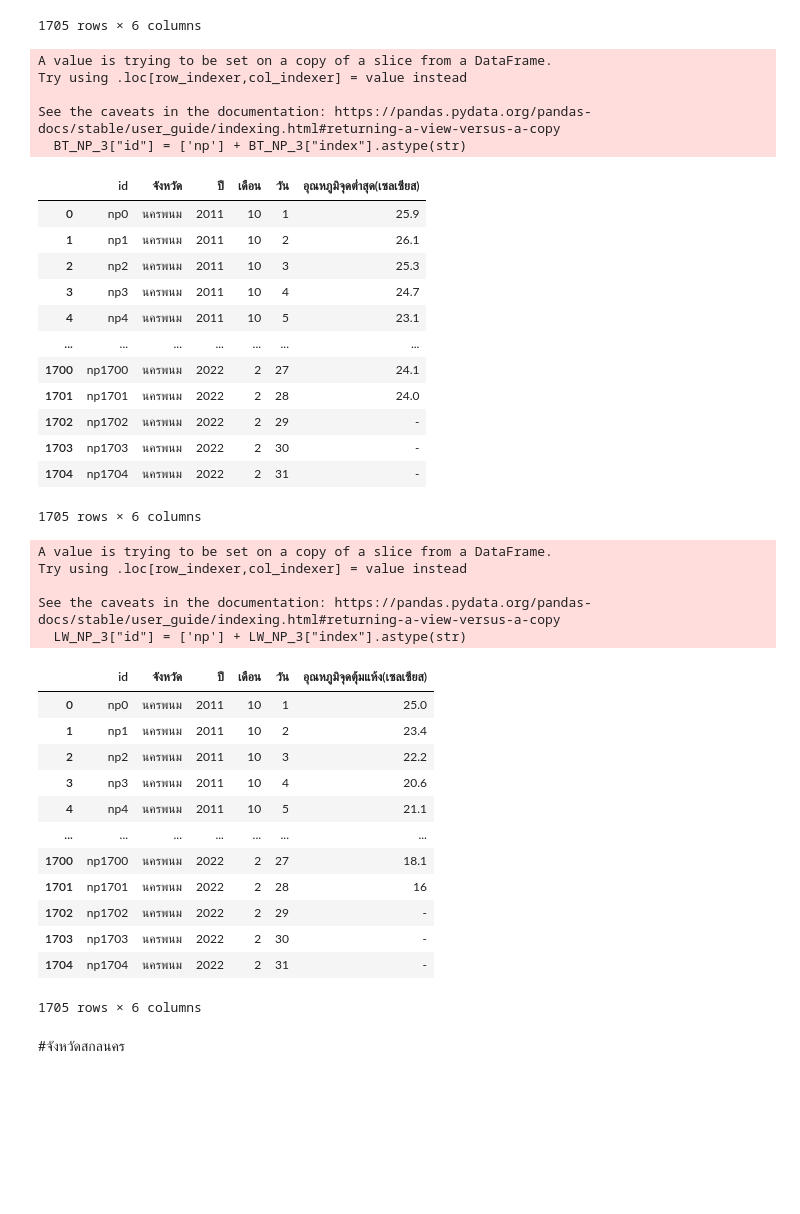
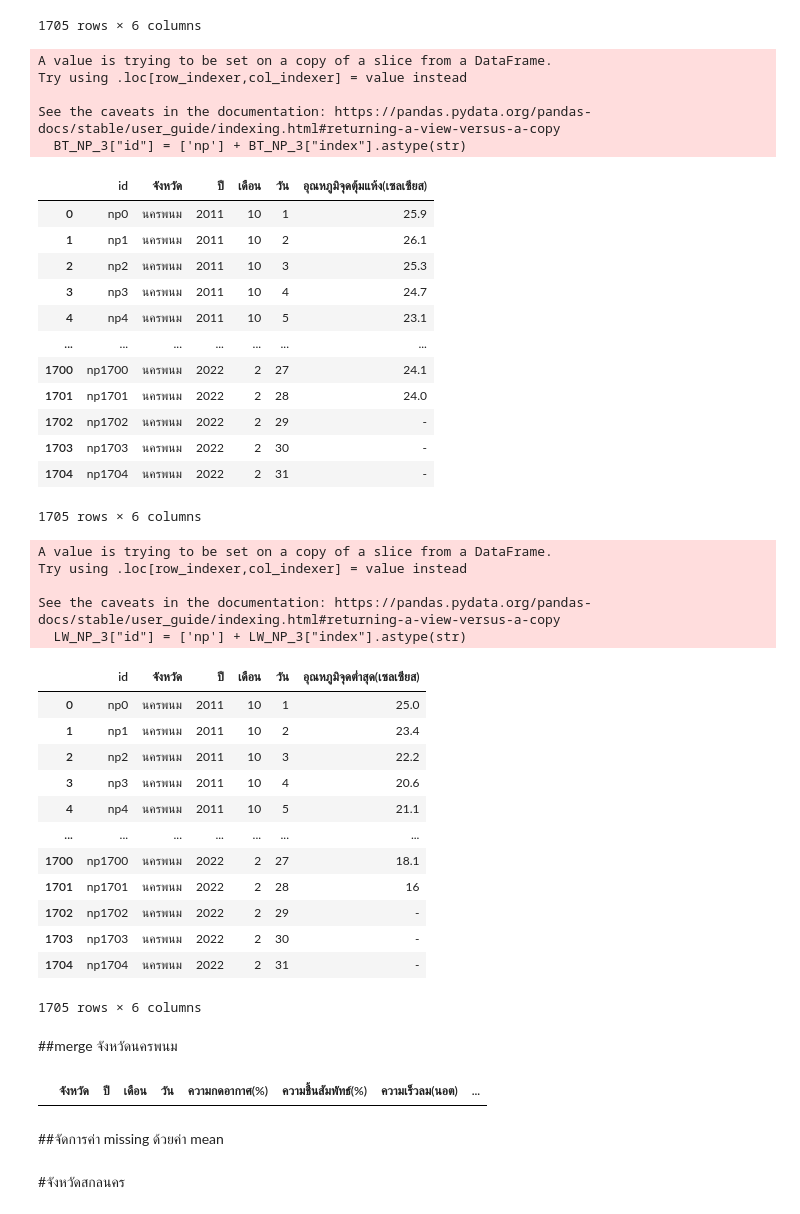
Before and after one commit to KorrawanOu/BSC_DPDM23, a Jupyter notebook: midterm_bscdpdm23.ipynb, the cells around one changed output. Drawn from its saved outputs; the diff is of its cells as text; code cells hidden in the pictures; blank space fills up the shorter version.

```diff
--- a/midterm_bscdpdm23.ipynb
+++ b/midterm_bscdpdm23.ipynb
@@ -829,38 +984,38 @@ See the caveats in the documentation: https://pandas.pydata.org/pandas-docs/stab
 BT_np.rename(columns={'Unnamed: 0' : 'id'},inplace=True)
 BT_np.rename(columns={'Unnamed: 1' : 'สถานี'},inplace=True)
 BT_np.rename(columns={'Unnamed: 2' : 'เดือน/ปี'},inplace=True)
 BT_np.head()
 
 BT_NP = BT_np.drop(['Unnamed: 34'], axis=1)
 BT_NP['ปี'] = BT_NP['เดือน/ปี'].dt.year
 BT_NP['เดือน'] = BT_NP['เดือน/ปี'].dt.month
 BT_NP = BT_NP.drop(['เดือน/ปี'], axis=1)
 BT_NP.head()
 
 BT_NP_1 = BT_NP.set_index(['สถานี','id','ปี','เดือน']).stack().reset_index()
 BT_NP_1.rename(columns={'level_4' : 'วัน'},inplace=True)
-BT_NP_1.rename(columns={0 : 'อุณหภูมิจุดต่ำสุด(เซลเซียส)'},inplace=True)
+BT_NP_1.rename(columns={0 : 'อุณหภูมิจุดตุ้มแห้ง(เซลเซียส)'},inplace=True)
 BT_NP_1
 
 BT_NP_1['จังหวัด'] = len(BT_NP_1)*['นครพนม']
 BT_NP_1
 
-BT_NP_2 = BT_NP_1[['จังหวัด','ปี','เดือน','วัน','อุณหภูมิจุดต่ำสุด(เซลเซียส)']].reset_index()
-BT_NP_3 = BT_NP_2[['จังหวัด','index','ปี','เดือน','วัน','อุณหภูมิจุดต่ำสุด(เซลเซียส)']]
+BT_NP_2 = BT_NP_1[['จังหวัด','ปี','เดือน','วัน','อุณหภูมิจุดตุ้มแห้ง(เซลเซียส)']].reset_index()
+BT_NP_3 = BT_NP_2[['จังหวัด','index','ปี','เดือน','วัน','อุณหภูมิจุดตุ้มแห้ง(เซลเซียส)']]
 BT_NP_3
 
 BT_NP_3["id"] = ['np'] + BT_NP_3["index"].astype(str)
 BT_NP_3.drop(['index'],axis=1)
 
-BT_NP_4 = BT_NP_3[['id','จังหวัด','ปี','เดือน','วัน','อุณหภูมิจุดต่ำสุด(เซลเซียส)']]
+BT_NP_4 = BT_NP_3[['id','จังหวัด','ปี','เดือน','วัน','อุณหภูมิจุดตุ้มแห้ง(เซลเซียส)']]
 BT_NP_4
 # %% [output]
 A value is trying to be set on a copy of a slice from a DataFrame.
 Try using .loc[row_indexer,col_indexer] = value instead
 
 See the caveats in the documentation: https://pandas.pydata.org/pandas-docs/stable/user_guide/indexing.html#returning-a-view-versus-a-copy
   BT_NP_3["id"] = ['np'] + BT_NP_3["index"].astype(str)
-|  | id | จังหวัด | ปี | เดือน | วัน | อุณหภูมิจุดต่ำสุด(เซลเซียส) |
+|  | id | จังหวัด | ปี | เดือน | วัน | อุณหภูมิจุดตุ้มแห้ง(เซลเซียส) |
 | 0 | np0 | นครพนม | 2011 | 10 | 1 | 25.9 |
 | 1 | np1 | นครพนม | 2011 | 10 | 2 | 26.1 |
 | 2 | np2 | นครพนม | 2011 | 10 | 3 | 25.3 |
@@ -887,20 +1042,20 @@ LW_NP.head()
 
 LW_NP_1 = LW_NP.set_index(['สถานี','id','ปี','เดือน']).stack().reset_index()
 LW_NP_1.rename(columns={'level_4' : 'วัน'},inplace=True)
-LW_NP_1.rename(columns={0 : 'อุณหภูมิจุดตุ้มแห้ง(เซลเซียส)'},inplace=True)
+LW_NP_1.rename(columns={0 : 'อุณหภูมิจุดต่ำสุด(เซลเซียส)'},inplace=True)
 LW_NP_1
 
 LW_NP_1['จังหวัด'] = len(LW_NP_1)*['นครพนม']
 LW_NP_1
 
-LW_NP_2 = LW_NP_1[['จังหวัด','ปี','เดือน','วัน','อุณหภูมิจุดตุ้มแห้ง(เซลเซียส)']].reset_index()
-LW_NP_3 = LW_NP_2[['จังหวัด','index','ปี','เดือน','วัน','อุณหภูมิจุดตุ้มแห้ง(เซลเซียส)']]
+LW_NP_2 = LW_NP_1[['จังหวัด','ปี','เดือน','วัน','อุณหภูมิจุดต่ำสุด(เซลเซียส)']].reset_index()
+LW_NP_3 = LW_NP_2[['จังหวัด','index','ปี','เดือน','วัน','อุณหภูมิจุดต่ำสุด(เซลเซียส)']]
 LW_NP_3
 
 LW_NP_3["id"] = ['np'] + LW_NP_3["index"].astype(str)
 LW_NP_3.drop(['index'],axis=1)
 
-LW_NP_4 = LW_NP_3[['id','จังหวัด','ปี','เดือน','วัน','อุณหภูมิจุดตุ้มแห้ง(เซลเซียส)']]
+LW_NP_4 = LW_NP_3[['id','จังหวัด','ปี','เดือน','วัน','อุณหภูมิจุดต่ำสุด(เซลเซียส)']]
 LW_NP_4
 # %% [output]
 A value is trying to be set on a copy of a slice from a DataFrame.
@@ -908,7 +1063,7 @@ Try using .loc[row_indexer,col_indexer] = value instead
 
 See the caveats in the documentation: https://pandas.pydata.org/pandas-docs/stable/user_guide/indexing.html#returning-a-view-versus-a-copy
   LW_NP_3["id"] = ['np'] + LW_NP_3["index"].astype(str)
-|  | id | จังหวัด | ปี | เดือน | วัน | อุณหภูมิจุดตุ้มแห้ง(เซลเซียส) |
+|  | id | จังหวัด | ปี | เดือน | วัน | อุณหภูมิจุดต่ำสุด(เซลเซียส) |
 | 0 | np0 | นครพนม | 2011 | 10 | 1 | 25.0 |
 | 1 | np1 | นครพนม | 2011 | 10 | 2 | 23.4 |
 | 2 | np2 | นครพนม | 2011 | 10 | 3 | 22.2 |
@@ -921,3 +1076,20 @@ See the caveats in the documentation: https://pandas.pydata.org/pandas-docs/stab
 | 1703 | np1703 | นครพนม | 2022 | 2 | 30 | - |
 | 1704 | np1704 | นครพนม | 2022 | 2 | 31 | - |
 1705 rows × 6 columns
+# %% [markdown]
+##merge จังหวัดนครพนม
+# %%
+merged_NP = pd.merge(pd.merge(pd.merge(pd.merge(pd.merge(pd.merge(
+            pd.merge(PS_NP_4[['id','จังหวัด','ปี','เดือน','วัน','ความกดอากาศ(%)']],
+            RH_NP_4[['id','ความชื้นสัมพัทธ์(%)']], on='id'),
+            WS_NP_4[['id','ความเร็วลม(นอต)']], on='id'),
+            CD_NP_4[['id','จำนวนเมฆ(10ส่วน)']], on='id'),
+            R_NP_4[['id','ปริมาณน้ำฝน(มิลลิเมตร)']], on='id'),
+            DPT_NP_4[['id','อุณหภูมิจุดน้ำค้าง(เซลเซียส)']], on='id'),
+            BT_NP_4[['id','อุณหภูมิจุดตุ้มแห้ง(เซลเซียส)']], on='id'),
+            LW_NP_4[['id','อุณหภูมิจุดต่ำสุด(เซลเซียส)']], on='id')
+merged_NP
+# %% [output]
+|  | จังหวัด | ปี | เดือน | วัน | ความกดอากาศ(%) | ความชื้นสัมพัทธ์(%) | ความเร็วลม(นอต) | ... |
+# %% [markdown]
+##จัดการค่า missing ด้วยค่า mean
```
Also changed, not shown: parts of 94 cells of this notebook.
